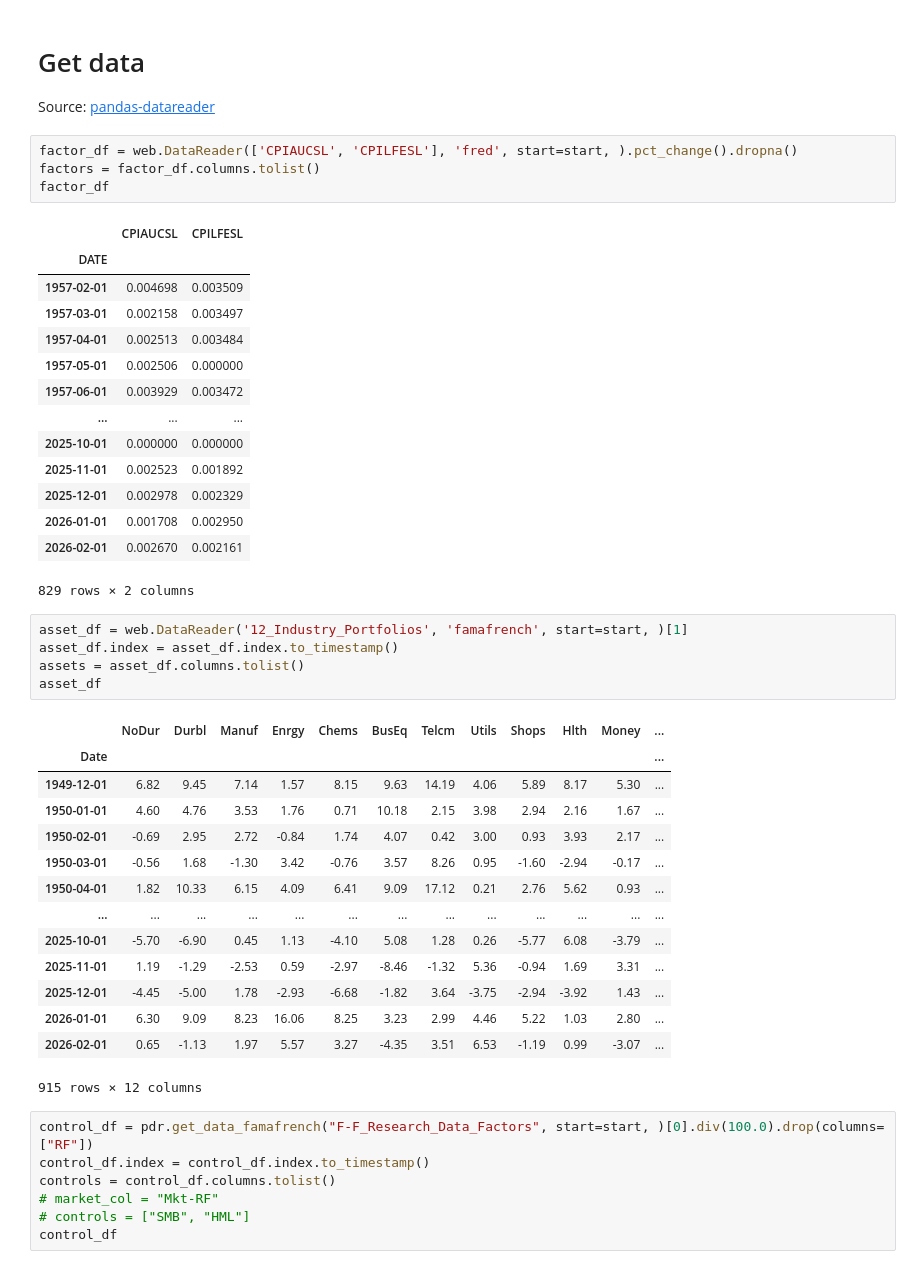
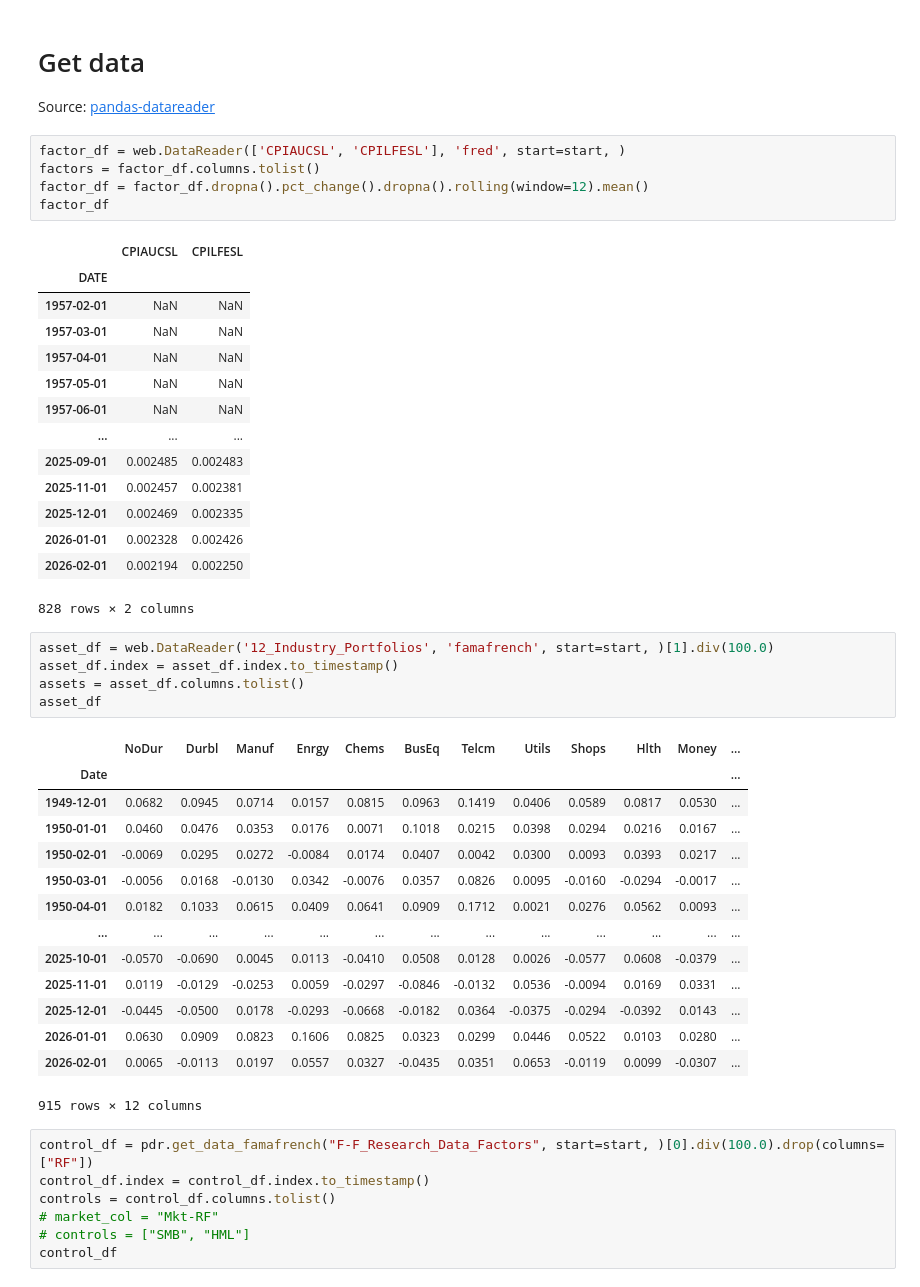
Before and after one commit to GabinTB/rOLS, a Jupyter notebook: examples/fama_french_factors.ipynb, the cells around one changed output. Drawn from its saved outputs; the diff is of its cells as text.

```diff
--- a/examples/fama_french_factors.ipynb
+++ b/examples/fama_french_factors.ipynb
@@ -12,43 +12,44 @@ start = "12-1-1949"
 
 Source: [pandas-datareader](https://pandas-datareader.readthedocs.io/en/latest/remote_data.html#fred)
 # %%
-factor_df = web.DataReader(['CPIAUCSL', 'CPILFESL'], 'fred', start=start, ).pct_change().dropna()
+factor_df = web.DataReader(['CPIAUCSL', 'CPILFESL'], 'fred', start=start, )
 factors = factor_df.columns.tolist()
+factor_df = factor_df.dropna().pct_change().dropna().rolling(window=12).mean()
 factor_df
 # %% [output]
 |  | CPIAUCSL | CPILFESL |
 | DATE |  |  |
-| 1957-02-01 | 0.004698 | 0.003509 |
-| 1957-03-01 | 0.002158 | 0.003497 |
-| 1957-04-01 | 0.002513 | 0.003484 |
-| 1957-05-01 | 0.002506 | 0.000000 |
-| 1957-06-01 | 0.003929 | 0.003472 |
+| 1957-02-01 | NaN | NaN |
+| 1957-03-01 | NaN | NaN |
+| 1957-04-01 | NaN | NaN |
+| 1957-05-01 | NaN | NaN |
+| 1957-06-01 | NaN | NaN |
 | ... | ... | ... |
-| 2025-10-01 | 0.000000 | 0.000000 |
-| 2025-11-01 | 0.002523 | 0.001892 |
-| 2025-12-01 | 0.002978 | 0.002329 |
-| 2026-01-01 | 0.001708 | 0.002950 |
-| 2026-02-01 | 0.002670 | 0.002161 |
+| 2025-09-01 | 0.002485 | 0.002483 |
+| 2025-11-01 | 0.002457 | 0.002381 |
+| 2025-12-01 | 0.002469 | 0.002335 |
+| 2026-01-01 | 0.002328 | 0.002426 |
+| 2026-02-01 | 0.002194 | 0.002250 |
-829 rows × 2 columns
+828 rows × 2 columns
 # %%
-asset_df = web.DataReader('12_Industry_Portfolios', 'famafrench', start=start, )[1]
+asset_df = web.DataReader('12_Industry_Portfolios', 'famafrench', start=start, )[1].div(100.0)
 asset_df.index = asset_df.index.to_timestamp()
 assets = asset_df.columns.tolist()
 asset_df
 # %% [output]
 |  | NoDur | Durbl | Manuf | Enrgy | Chems | BusEq | Telcm | Utils | Shops | Hlth | Money | ... |
 | Date |  |  |  |  |  |  |  |  |  |  |  | ... |
-| 1949-12-01 | 6.82 | 9.45 | 7.14 | 1.57 | 8.15 | 9.63 | 14.19 | 4.06 | 5.89 | 8.17 | 5.30 | ... |
-| 1950-01-01 | 4.60 | 4.76 | 3.53 | 1.76 | 0.71 | 10.18 | 2.15 | 3.98 | 2.94 | 2.16 | 1.67 | ... |
-| 1950-02-01 | -0.69 | 2.95 | 2.72 | -0.84 | 1.74 | 4.07 | 0.42 | 3.00 | 0.93 | 3.93 | 2.17 | ... |
-| 1950-03-01 | -0.56 | 1.68 | -1.30 | 3.42 | -0.76 | 3.57 | 8.26 | 0.95 | -1.60 | -2.94 | -0.17 | ... |
-| 1950-04-01 | 1.82 | 10.33 | 6.15 | 4.09 | 6.41 | 9.09 | 17.12 | 0.21 | 2.76 | 5.62 | 0.93 | ... |
+| 1949-12-01 | 0.0682 | 0.0945 | 0.0714 | 0.0157 | 0.0815 | 0.0963 | 0.1419 | 0.0406 | 0.0589 | 0.0817 | 0.0530 | ... |
+| 1950-01-01 | 0.0460 | 0.0476 | 0.0353 | 0.0176 | 0.0071 | 0.1018 | 0.0215 | 0.0398 | 0.0294 | 0.0216 | 0.0167 | ... |
+| 1950-02-01 | -0.0069 | 0.0295 | 0.0272 | -0.0084 | 0.0174 | 0.0407 | 0.0042 | 0.0300 | 0.0093 | 0.0393 | 0.0217 | ... |
+| 1950-03-01 | -0.0056 | 0.0168 | -0.0130 | 0.0342 | -0.0076 | 0.0357 | 0.0826 | 0.0095 | -0.0160 | -0.0294 | -0.0017 | ... |
+| 1950-04-01 | 0.0182 | 0.1033 | 0.0615 | 0.0409 | 0.0641 | 0.0909 | 0.1712 | 0.0021 | 0.0276 | 0.0562 | 0.0093 | ... |
 | ... | ... | ... | ... | ... | ... | ... | ... | ... | ... | ... | ... | ... |
-| 2025-10-01 | -5.70 | -6.90 | 0.45 | 1.13 | -4.10 | 5.08 | 1.28 | 0.26 | -5.77 | 6.08 | -3.79 | ... |
-| 2025-11-01 | 1.19 | -1.29 | -2.53 | 0.59 | -2.97 | -8.46 | -1.32 | 5.36 | -0.94 | 1.69 | 3.31 | ... |
-| 2025-12-01 | -4.45 | -5.00 | 1.78 | -2.93 | -6.68 | -1.82 | 3.64 | -3.75 | -2.94 | -3.92 | 1.43 | ... |
-| 2026-01-01 | 6.30 | 9.09 | 8.23 | 16.06 | 8.25 | 3.23 | 2.99 | 4.46 | 5.22 | 1.03 | 2.80 | ... |
-| 2026-02-01 | 0.65 | -1.13 | 1.97 | 5.57 | 3.27 | -4.35 | 3.51 | 6.53 | -1.19 | 0.99 | -3.07 | ... |
+| 2025-10-01 | -0.0570 | -0.0690 | 0.0045 | 0.0113 | -0.0410 | 0.0508 | 0.0128 | 0.0026 | -0.0577 | 0.0608 | -0.0379 | ... |
+| 2025-11-01 | 0.0119 | -0.0129 | -0.0253 | 0.0059 | -0.0297 | -0.0846 | -0.0132 | 0.0536 | -0.0094 | 0.0169 | 0.0331 | ... |
+| 2025-12-01 | -0.0445 | -0.0500 | 0.0178 | -0.0293 | -0.0668 | -0.0182 | 0.0364 | -0.0375 | -0.0294 | -0.0392 | 0.0143 | ... |
+| 2026-01-01 | 0.0630 | 0.0909 | 0.0823 | 0.1606 | 0.0825 | 0.0323 | 0.0299 | 0.0446 | 0.0522 | 0.0103 | 0.0280 | ... |
+| 2026-02-01 | 0.0065 | -0.0113 | 0.0197 | 0.0557 | 0.0327 | -0.0435 | 0.0351 | 0.0653 | -0.0119 | 0.0099 | -0.0307 | ... |
 915 rows × 12 columns
 # %%
 control_df = pdr.get_data_famafrench("F-F_Research_Data_Factors", start=start, )[0].div(100.0).drop(columns=["RF"])
```
Also changed, not shown: parts of 3 cells of this notebook.
